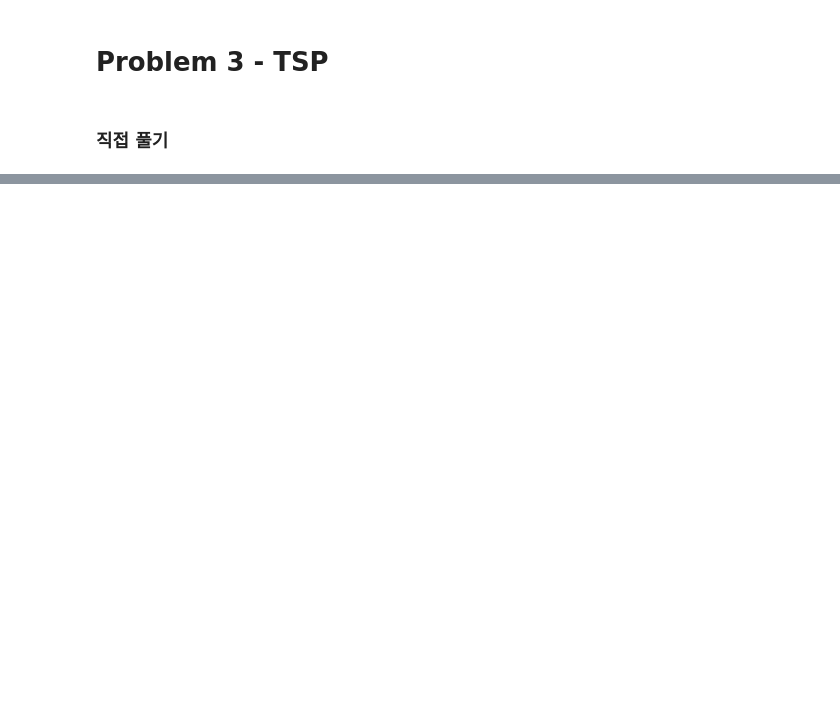
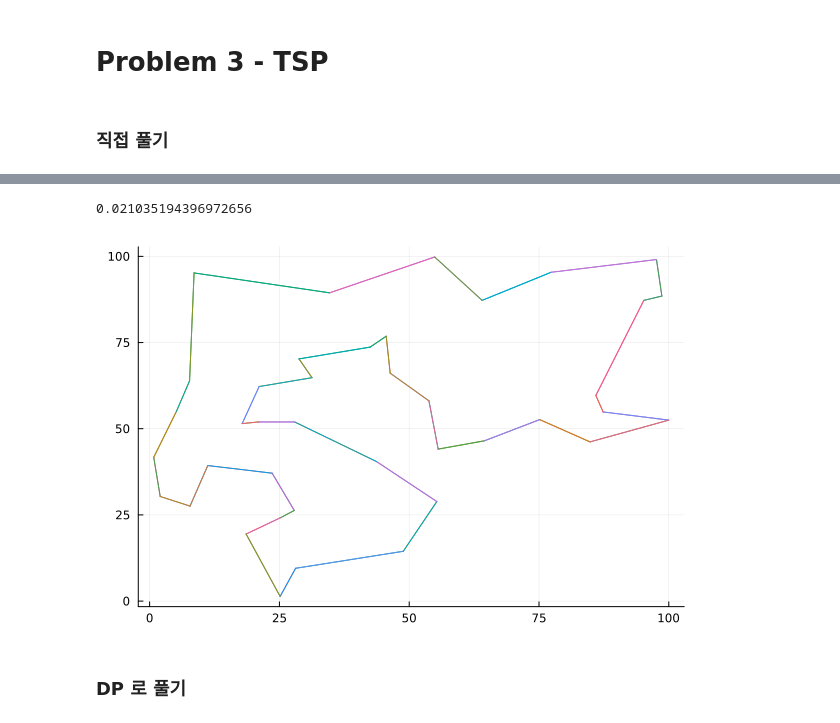
Before and after one commit to syj5268/julia_project, a Jupyter notebook: dynamic_programming/dynamic_programming.ipynb, the cells around one changed output, grey strips where cells are left out. Saved outputs shown, nothing was run; the diff lists cells and outputs as text; code cells hidden in the pictures; blank space fills up the shorter version.

```diff
--- a/dynamic_programming/dynamic_programming.ipynb
+++ b/dynamic_programming/dynamic_programming.ipynb
@@ -165,0 +232,9 @@ Min cost: 11.0
+# %%
+function build_tsp_model(d, n)
+    model = Model(GLPK.Optimizer)
+    @variable(model, x[1:n, 1:n], Bin, Symmetric)
+    @objective(model, Min, sum(d .* x) / 2)
+    @constraint(model, [i in 1:n], sum(x[i, :]) == 2)
+    @constraint(model, [i in 1:n], x[i, i] == 0)
+    return model
+end
@@ -165,0 +265,4 @@ Min cost: 11.0
+# %%
+function selected_edges(x::Matrix{Float64}, n)
+    return Tuple{Int,Int}[(i, j) for i in 1:n, j in 1:n if x[i, j] > 0.5]
+end
@@ -165,0 +276,18 @@ Min cost: 11.0
+# %%
+iterative_model = build_tsp_model(d, n)
+optimize!(iterative_model)
+time_iterated = solve_time(iterative_model)
+cycle = subtour(iterative_model[:x])
+while 1 < length(cycle) < n
+    println("Found cycle of length $(length(cycle))")
+    S = [(i, j) for (i, j) in Iterators.product(cycle, cycle) if i < j]
+    @constraint(
+        iterative_model,
+        sum(iterative_model[:x][i, j] for (i, j) in S) <= length(cycle) - 1,
+    )
+    optimize!(iterative_model)
+    global time_iterated += solve_time(iterative_model)
+    global cycle = subtour(iterative_model[:x])
+end
+
+objective_value(iterative_model)
@@ -165,0 +305,18 @@ Min cost: 11.0
+# %%
+time_iterated
+# %% [output]
+0.021035194396972656
+# %%
+function plot_tour(X, Y, x)
+    plot = Plots.plot()
+    for (i, j) in selected_edges(x, size(x, 1))
+        Plots.plot!([X[i], X[j]], [Y[i], Y[j]]; legend = false)
+    end
+    return plot
+end
+
+plot_tour(X, Y, value.(iterative_model[:x]))
+# %% [output]
+[figure, added]
+# %% [markdown]
+### DP 로 풀기
```
Also changed, not shown: parts of 21 cells of this notebook, 3 other files.
